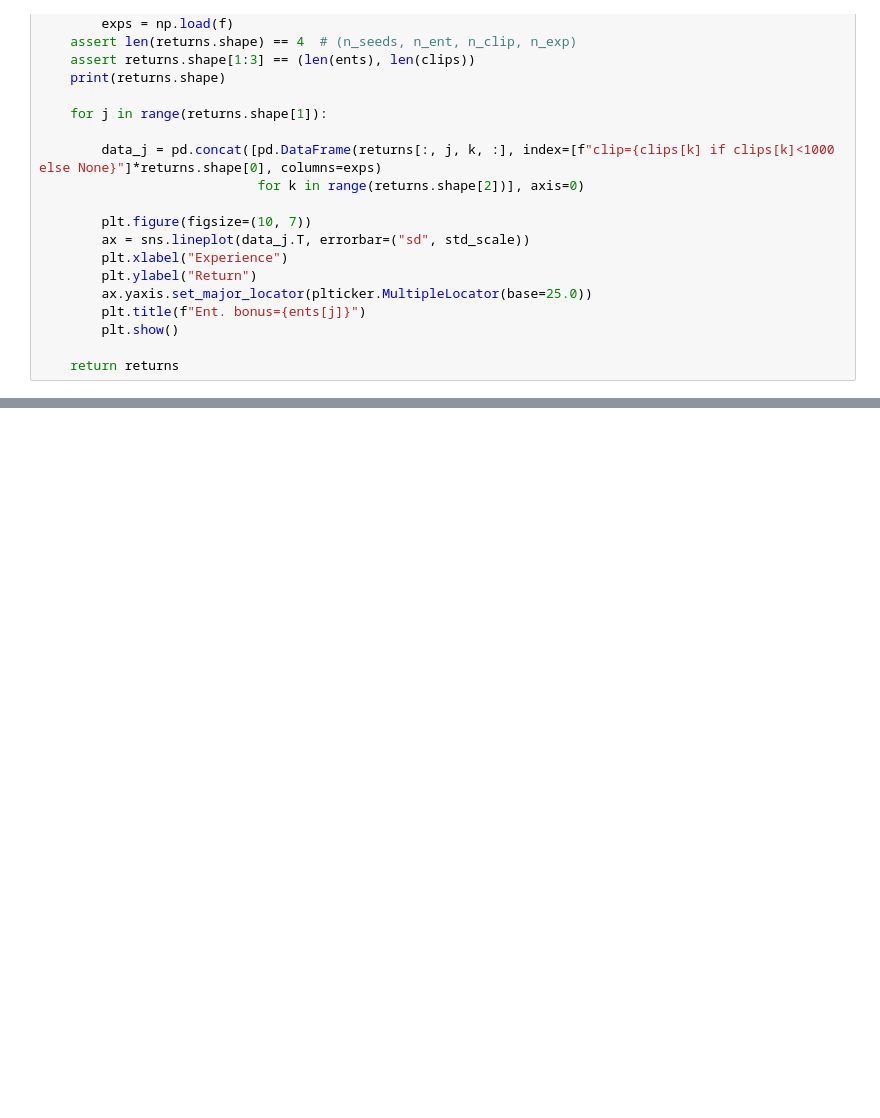
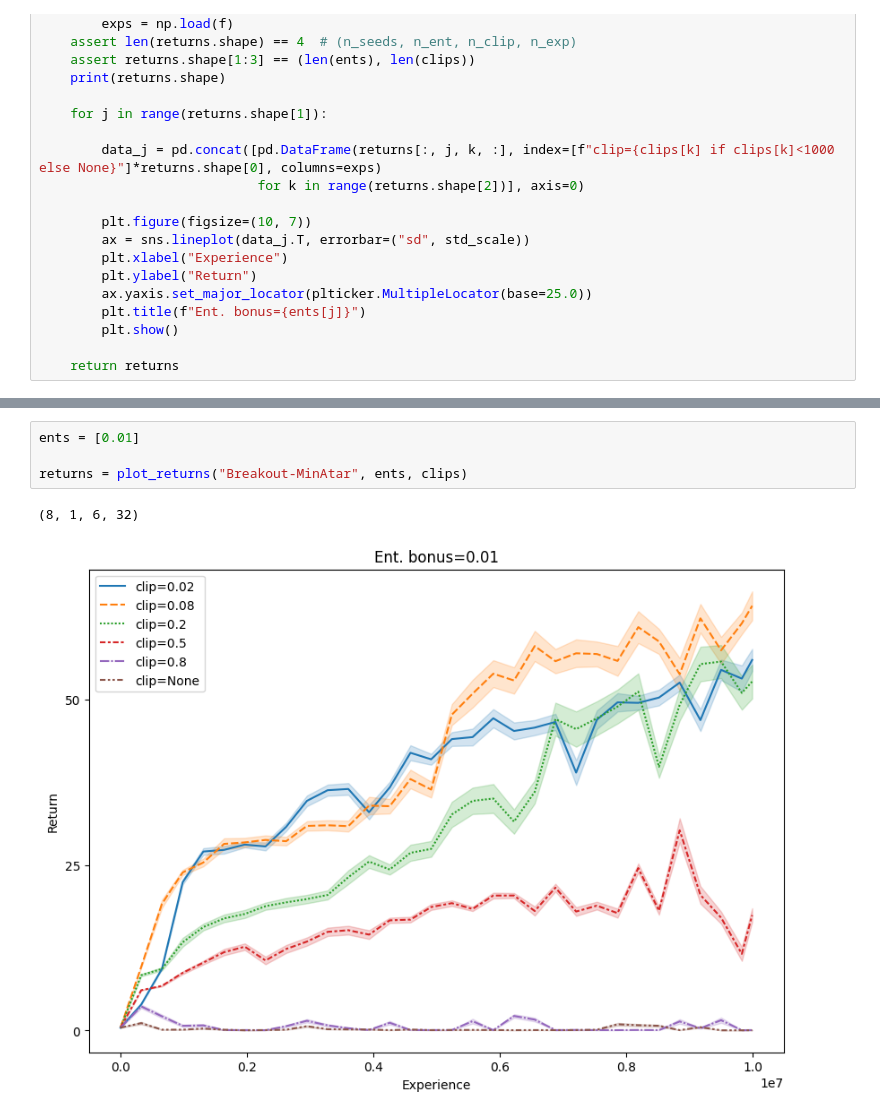
Before and after one commit to Kalyan0821/ppo_jax, a Jupyter notebook: plotting/plot.ipynb, the cells around one changed output, grey strips where cells are left out. Saved outputs shown, nothing was run; the diff lists cells and outputs as text; blank space fills up the shorter version.

```diff
--- a/plotting/plot.ipynb
+++ b/plotting/plot.ipynb
@@ -46,0 +64,7 @@ returns = plot_returns("Acrobot-v1", ents, clips)
+# %%
+ents = [0.01]
+
+returns = plot_returns("Breakout-MinAtar", ents, clips)
+# %% [output]
+(8, 1, 6, 32)
+[figure, added]
```
Also changed, not shown: parts of 8 cells of this notebook, 8 other files.
